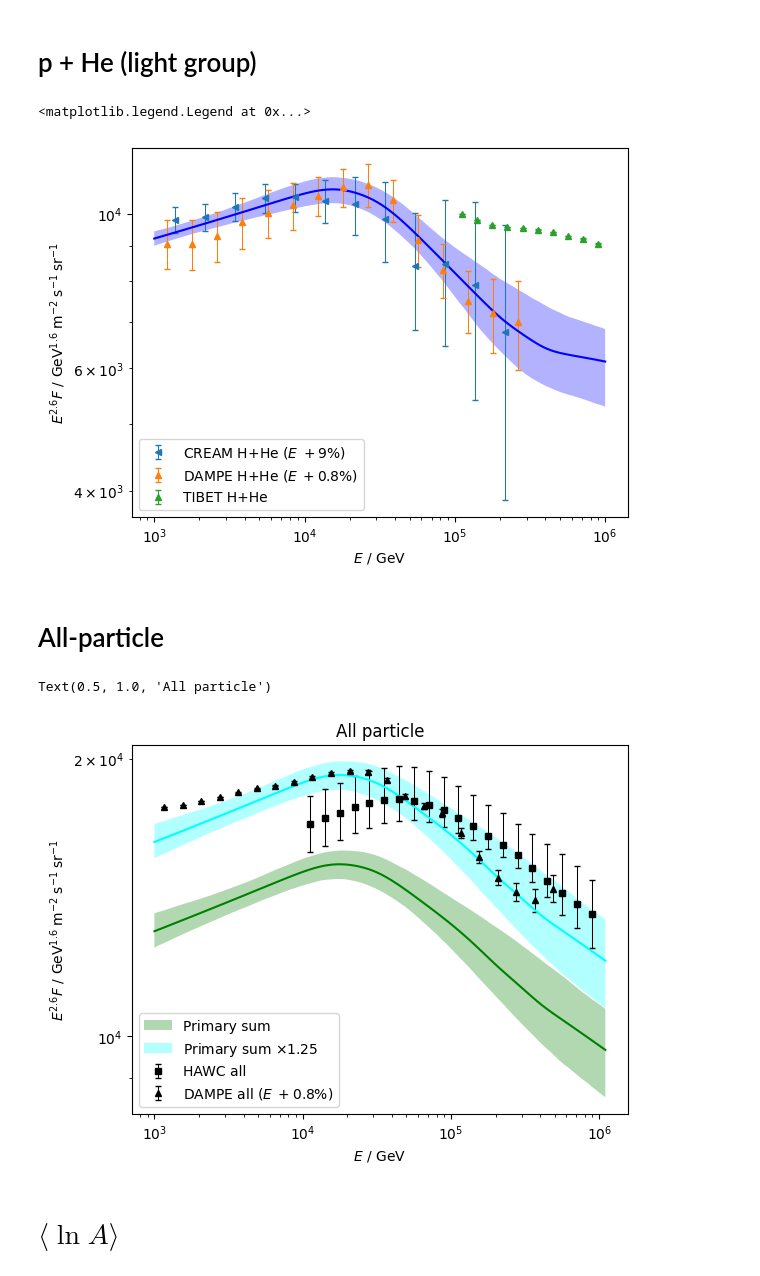
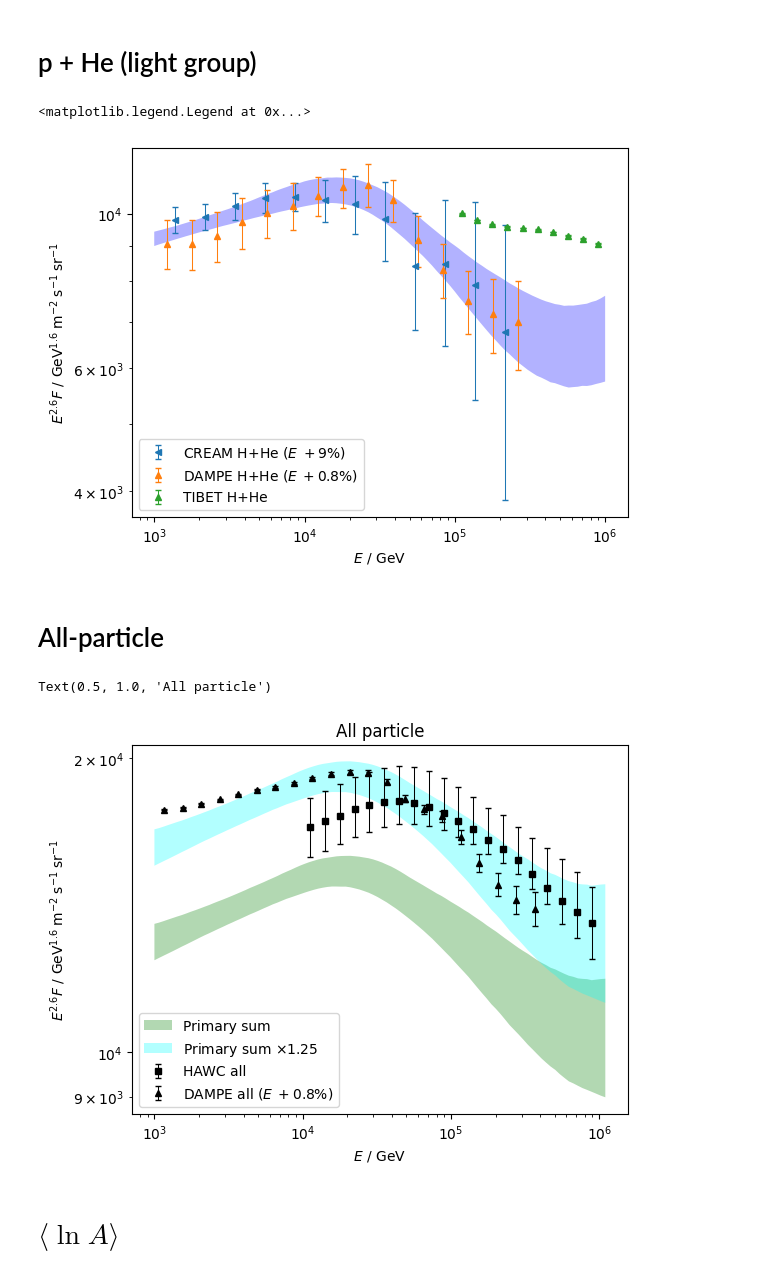
Before and after one commit to nj-vs-vh/EVA, a Jupyter notebook: observables.ipynb, the cells around one changed output. Cells and saved outputs as stored; diff of their text form; code cells hidden in the pictures.

```diff
--- a/observables.ipynb
+++ b/observables.ipynb
@@ -12,7 +12,7 @@ from cr_knee_fit.model import Model, ModelConfig
 from cr_knee_fit.plotting import plot_credible_band
 from cr_knee_fit.types_ import Primary
 # %%
-FIT_DIR = Path("out/composition+lhaaso")
+FIT_DIR = Path("out/composition")
 fc = FitConfig.model_validate_json((FIT_DIR / "config.json").read_text())
 theta_sample = np.loadtxt(FIT_DIR / "theta.txt")
 median_model = Model.unpack(np.median(theta_sample, axis=0), layout_info=fc.model)
@@ -80,7 +80,7 @@ for observable, label, color in (
         color=color,
         theta_sample=theta_sample,
         model_config=fc.model,
-        add_median=True,
+        add_median=False,
         label=label,
     )
 ax.set_xlabel("$ R $ / $ \\text{GV} $")
@@ -138,7 +138,7 @@ plot_credible_band(
     color="blue",
     theta_sample=theta_sample,
     model_config=fc.model,
-    add_median=True,
+    add_median=False,
 )
 label_energy_flux(ax, scale=scale)
 ax.set_xscale("log")
@@ -146,43 +146,43 @@ ax.set_yscale("log")
 ax.legend()
 # %% [output]
 <matplotlib.legend.Legend at 0x...>
-[figure, old version]
+[figure, new version]
 # %% [markdown]
 # All-particle
 # %%
 fig, ax = plt.subplots()
 scale = 2.6
 
 for exp, max_energy in ((experiments.hawc, None), (experiments.dampe, 6e5)):
     d = CRSpectrumData.load_all_particle(exp, max_energy=max_energy)
     f = median_model.energy_shifts.f(exp)
     d.with_shifted_energy_scale(f).plot(scale, ax=ax)
 
 for factor, label, color in (
     (1.0, "Primary sum", "green"),
     (1.25, "Primary sum $\\times 1.25$", "cyan"),
 ):
     plot_credible_band(
         ax,
         scale=scale,
         bounds=(1e3, 1.1e6),
         observable=lambda model, E: (
-            np.array(sum(model.cr_model.compute(E, primary=p) for p in Primary)) * factor
+            np.array(sum(model.cr_model.compute(E, primary=p) for p in Primary.all())) * factor
         ),
         color=color,
         theta_sample=theta_sample,
         model_config=fc.model,
-        add_median=True,
+        add_median=False,
         label=label,
     )
 label_energy_flux(ax, scale=scale)
 ax.set_xscale("log")
 ax.set_yscale("log")
 ax.legend()
 ax.set_title("All particle")
 # %% [output]
 Text(0.5, 1.0, 'All particle')
-[figure, old version]
+[figure, new version]
 # %% [markdown]
 # $\langle \ln A \rangle$
 # %%
```
Also changed, not shown: parts of 2 cells of this notebook, 5 other files.
